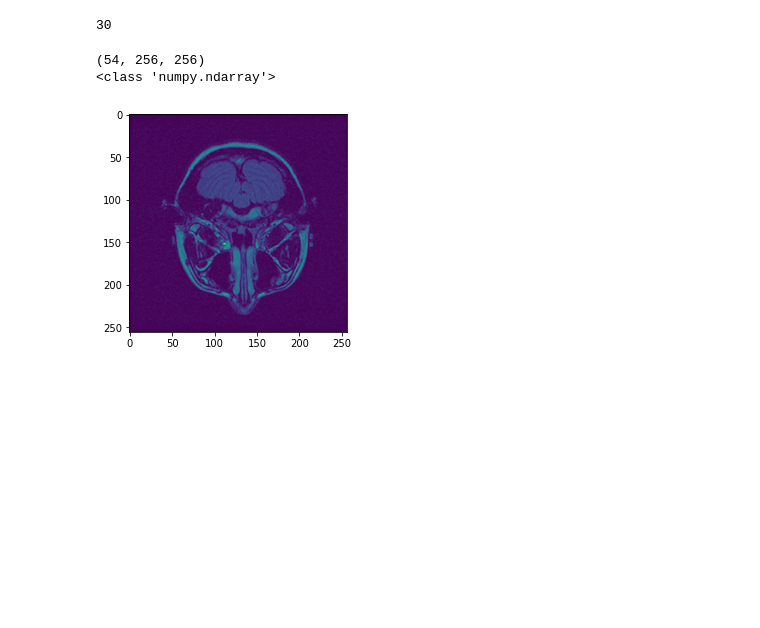
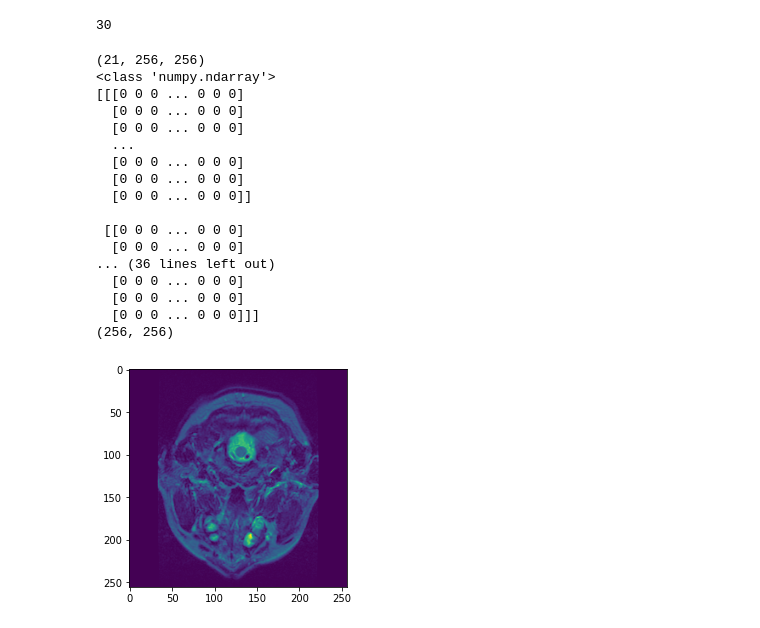
Before and after one commit to shizacharania/Brain-Tumour-Grading, a Jupyter notebook: TumourGrading.ipynb, the cells around one changed output. Drawn from its saved outputs; the diff is of its cells as text; code cells hidden in the pictures; blank space fills up the shorter version.

```diff
--- a/TumourGrading.ipynb
+++ b/TumourGrading.ipynb
@@ -34,9 +19,9 @@ Archive:  /content/tumour_grading_smallest.zip
 # %%
 import os
 
-grade2_rootpath = "/content/tumour_grading_smallest/grade2"
-grade3_rootpath = "/content/tumour_grading_smallest/grade3"
-grade4_rootpath = "/content/tumour_grading_smallest/grade4"
+grade2_rootpath = "/content/brain_tumour_grading_data_small/grade2"
+grade3_rootpath = "/content/brain_tumour_grading_data_small/grade3"
+grade4_rootpath = "/content/brain_tumour_grading_data_small/grade4"
 
 grade2_filepaths = os.listdir(grade2_rootpath)
 grade3_filepaths = os.listdir(grade3_rootpath)
@@ -124,19 +112,35 @@ print(len(img_nparrays))
 # %%
 # 1. i will look at a stack of 2d arrays (that form a 3d image) and visualize the slices for that
 import matplotlib.pyplot as plt
 import numpy as np
 
-testing_img = img_nparrays[1]
-print(img_nparrays[15].shape)
+testing_img = img_nparrays[0]
+print(testing_img.shape)
 print(type(testing_img))
 
-# print(testing_img[28, 180, 179:181])
+print(testing_img[:, :, :])
 
-brain_slice = testing_img[10, :, :] # first coordinate goes through slices from top to bottom - last 2 are basically the X and Y (|__)
+brain_slice = testing_img[1, :, :] # first coordinate goes through slices from top to bottom - last 2 are basically the X and Y (|__)
 plt.imshow(brain_slice)
+print(testing_img[2, :, :].shape)
 
 plt.show()
 # %% [output]
-(54, 256, 256)
+(21, 256, 256)
 <class 'numpy.ndarray'>
+[[[0 0 0 ... 0 0 0]
+  [0 0 0 ... 0 0 0]
+  [0 0 0 ... 0 0 0]
+  ...
+  [0 0 0 ... 0 0 0]
+  [0 0 0 ... 0 0 0]
+  [0 0 0 ... 0 0 0]]
+
+ [[0 0 0 ... 0 0 0]
+  [0 0 0 ... 0 0 0]
+... (36 lines left out)
+  [0 0 0 ... 0 0 0]
+  [0 0 0 ... 0 0 0]
+  [0 0 0 ... 0 0 0]]]
+(256, 256)
-[figure, old version]
+[figure, new version]
```
Also changed, not shown: parts of 13 cells of this notebook.
